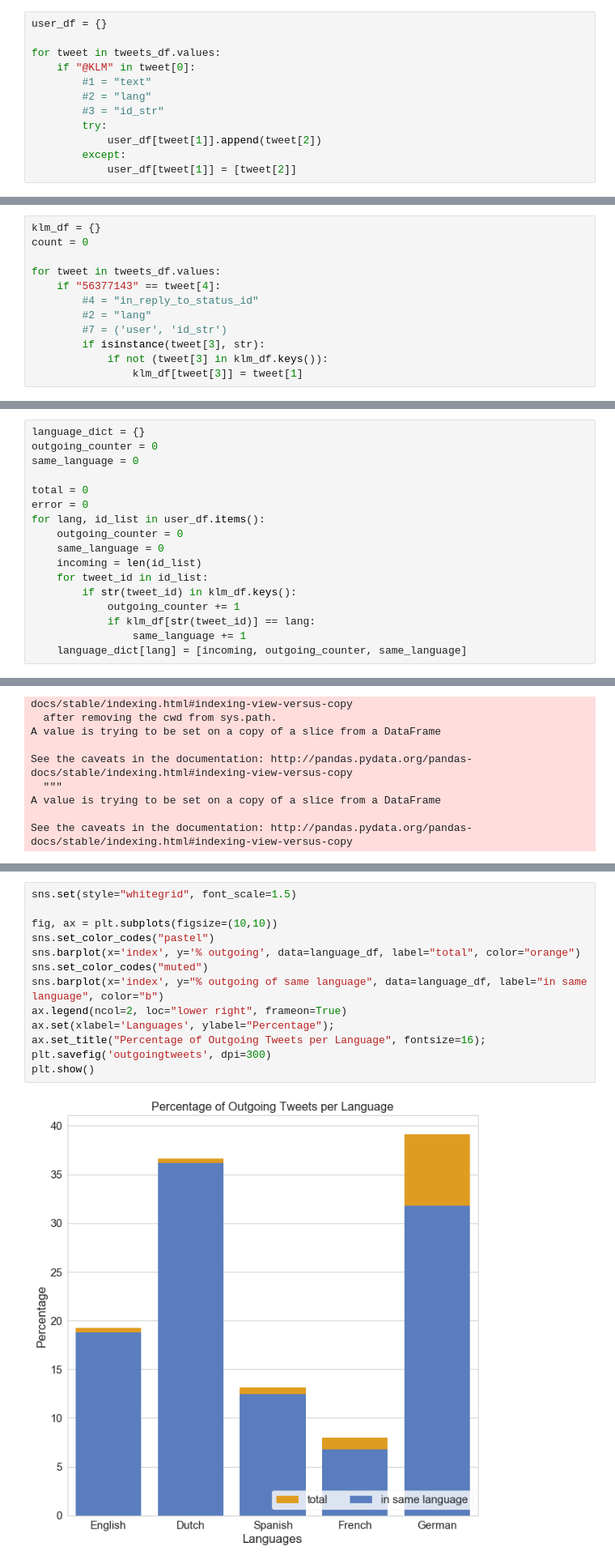
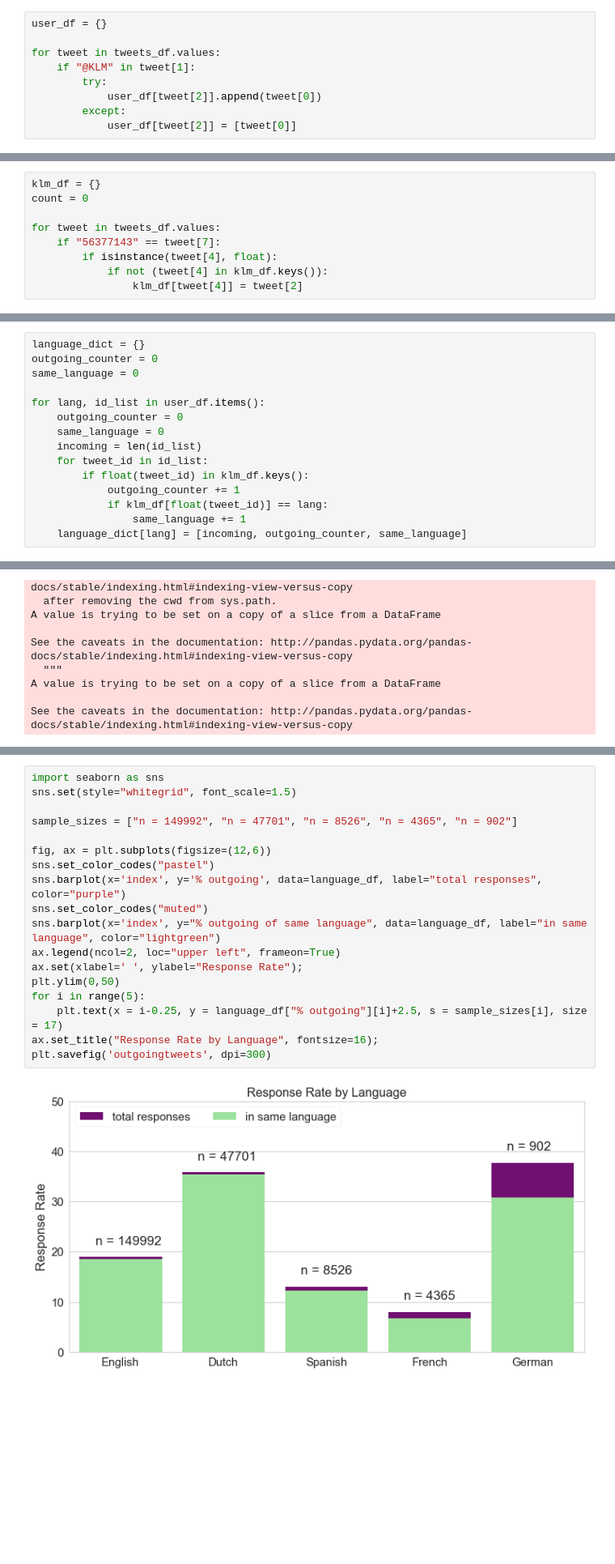
Before and after one commit to dharmsen/DBLDataChallenge, a Jupyter notebook: vis/language viz.ipynb, the cells around one changed output, grey strips where cells are left out. Shown: that part at 81% size. Saved outputs shown, nothing was run; the diff lists cells and outputs as text; blank space fills up the shorter version.

```diff
--- a/vis/language viz.ipynb
+++ b/vis/language viz.ipynb
@@ -24,13 +25,10 @@ tweets_df.head(5)
 user_df = {}
 
 for tweet in tweets_df.values:
-    if "@KLM" in tweet[0]:
-        #1 = "text"
-        #2 = "lang"
-        #3 = "id_str"
+    if "@KLM" in tweet[1]:
         try:
-            user_df[tweet[1]].append(tweet[2])
+            user_df[tweet[2]].append(tweet[0])
         except:
-            user_df[tweet[1]] = [tweet[2]]
+            user_df[tweet[2]] = [tweet[0]]
 # %%
 for key in user_df.keys():
@@ -77,12 +56,9 @@ klm_df = {}
 count = 0
 
 for tweet in tweets_df.values:
-    if "56377143" == tweet[4]:
-        #4 = "in_reply_to_status_id"
-        #2 = "lang"
-        #7 = ('user', 'id_str')
-        if isinstance(tweet[3], str):
-            if not (tweet[3] in klm_df.keys()):
-                klm_df[tweet[3]] = tweet[1]
+    if "56377143" == tweet[7]:
+        if isinstance(tweet[4], float):
+            if not (tweet[4] in klm_df.keys()):
+                klm_df[tweet[4]] = tweet[2]
 # %%
 len(klm_df)
@@ -110,16 +69,14 @@ language_dict = {}
 outgoing_counter = 0
 same_language = 0
 
-total = 0
-error = 0
 for lang, id_list in user_df.items():
     outgoing_counter = 0
     same_language = 0
     incoming = len(id_list)
     for tweet_id in id_list:
-        if str(tweet_id) in klm_df.keys():
+        if float(tweet_id) in klm_df.keys():
             outgoing_counter += 1
-            if klm_df[str(tweet_id)] == lang:
+            if klm_df[float(tweet_id)] == lang:
                 same_language += 1
     language_dict[lang] = [incoming, outgoing_counter, same_language]
 # %%
@@ -172,15 +127,20 @@ import seaborn as sns
 # %%
+import seaborn as sns
 sns.set(style="whitegrid", font_scale=1.5)
 
-fig, ax = plt.subplots(figsize=(10,10))
+sample_sizes = ["n = 149992", "n = 47701", "n = 8526", "n = 4365", "n = 902"]
+
+fig, ax = plt.subplots(figsize=(12,6))
 sns.set_color_codes("pastel")
-sns.barplot(x='index', y='% outgoing', data=language_df, label="total", color="orange")
+sns.barplot(x='index', y='% outgoing', data=language_df, label="total responses", color="purple")
 sns.set_color_codes("muted")
-sns.barplot(x='index', y="% outgoing of same language", data=language_df, label="in same language", color="b")
-ax.legend(ncol=2, loc="lower right", frameon=True)
-ax.set(xlabel='Languages', ylabel="Percentage");
-ax.set_title("Percentage of Outgoing Tweets per Language", fontsize=16);
+sns.barplot(x='index', y="% outgoing of same language", data=language_df, label="in same language", color="lightgreen")
+ax.legend(ncol=2, loc="upper left", frameon=True)
+ax.set(xlabel=' ', ylabel="Response Rate");
+plt.ylim(0,50)
+for i in range(5):
+    plt.text(x = i-0.25, y = language_df["% outgoing"][i]+2.5, s = sample_sizes[i], size = 17)
+ax.set_title("Response Rate by Language", fontsize=16);
 plt.savefig('outgoingtweets', dpi=300)
-plt.show()
 # %% [output]
-[figure, old version]
+[figure, new version]
```
Also changed, not shown: parts of 30 cells of this notebook.
